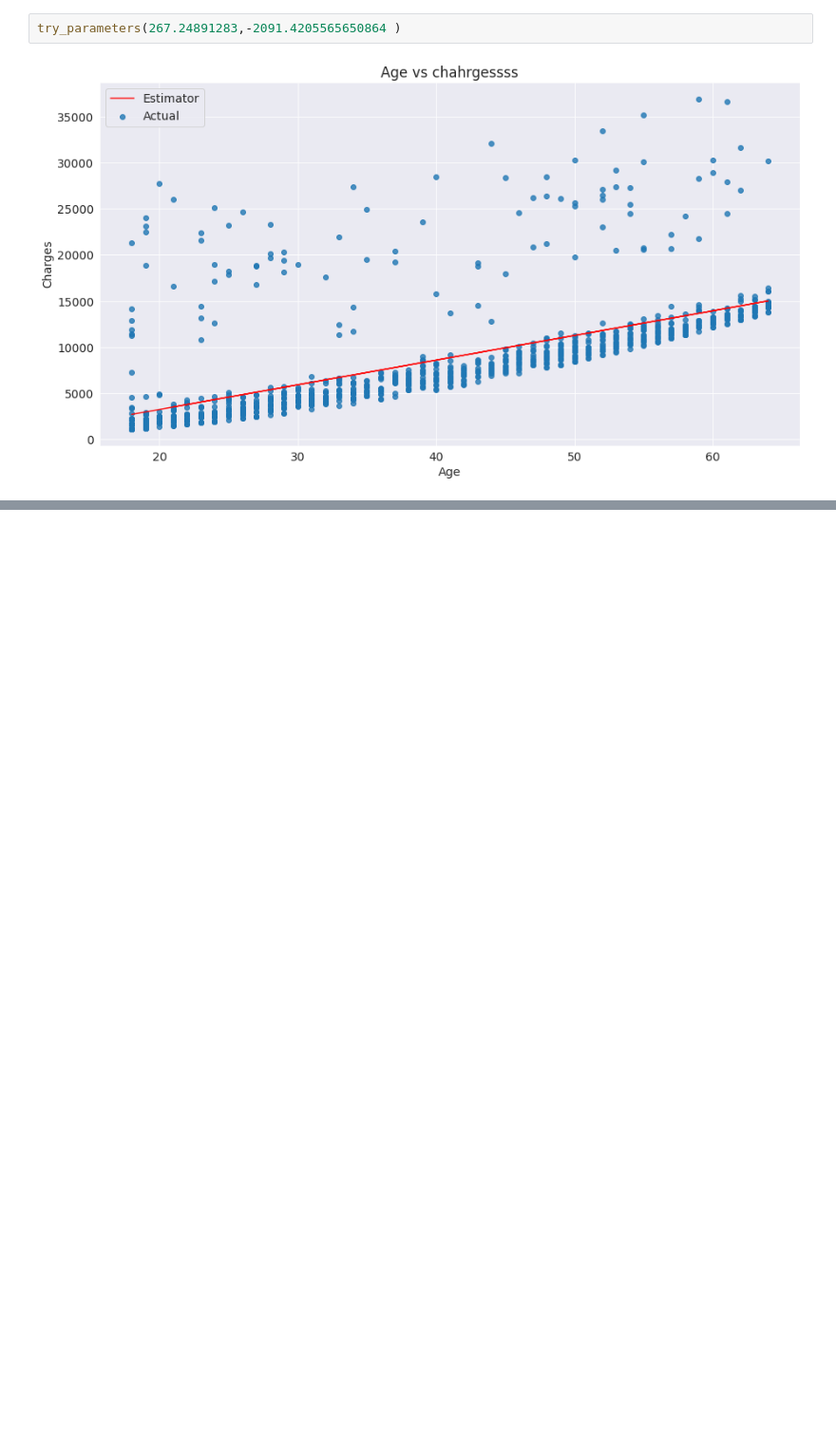
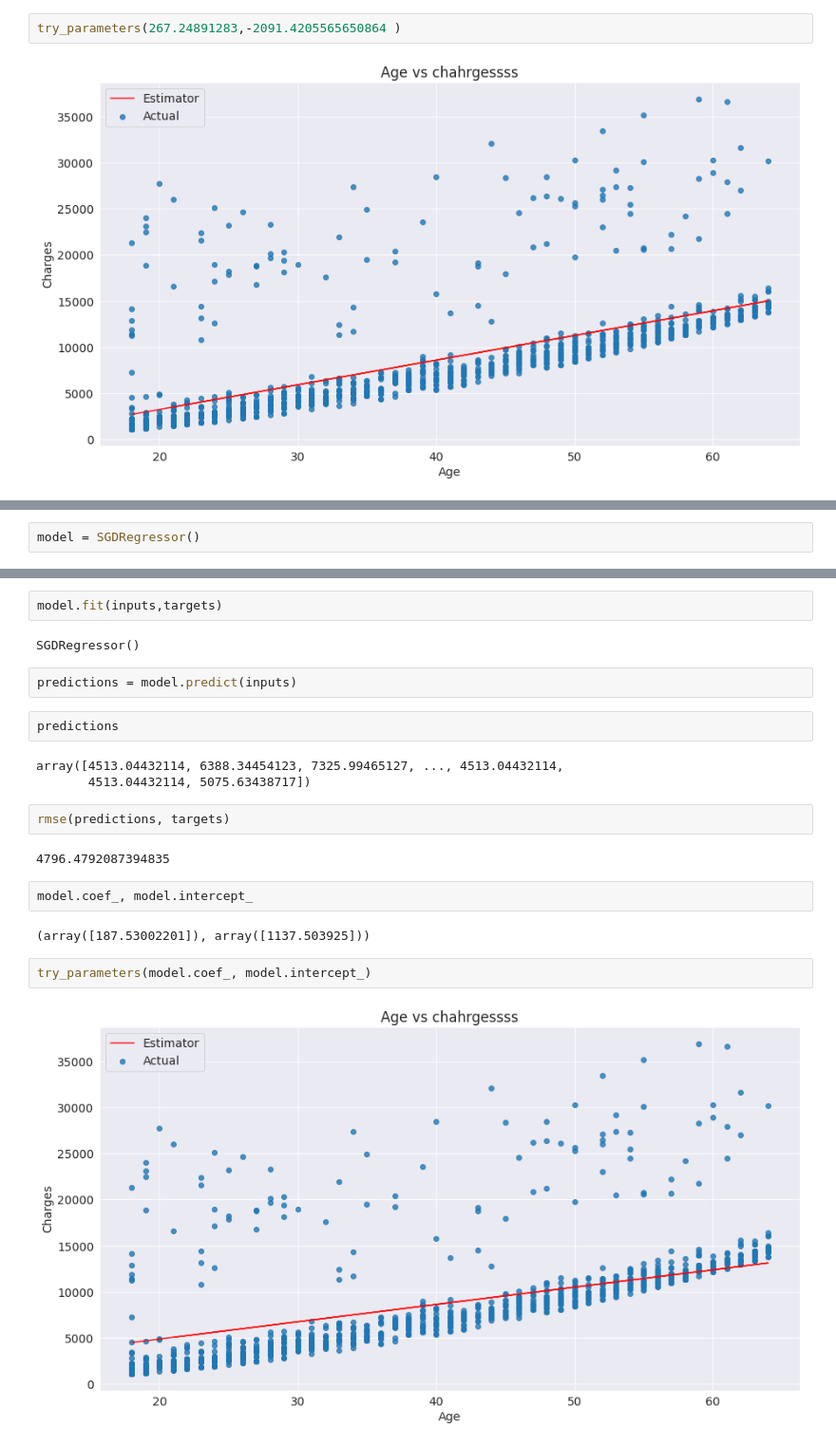
Before and after one commit to imshiv-10/ML-SkLearn, a Jupyter notebook: ML_SkLearn.ipynb, the cells around one changed output, grey strips where cells are left out. Shown at 95% size. Drawn from its saved outputs; the diff is of its cells as text; blank space fills up the shorter version.

```diff
--- a/ML_SkLearn.ipynb
+++ b/ML_SkLearn.ipynb
@@ -561,0 +564,2 @@ try_parameters(267.24891283,-2091.4205565650864 )
+# %%
+model = SGDRegressor()
@@ -561,0 +597,23 @@ try_parameters(267.24891283,-2091.4205565650864 )
+# %%
+model.fit(inputs,targets)
+# %% [output]
+SGDRegressor()
+# %%
+predictions = model.predict(inputs)
+# %%
+predictions
+# %% [output]
+array([4513.04432114, 6388.34454123, 7325.99465127, ..., 4513.04432114,
+       4513.04432114, 5075.63438717])
+# %%
+rmse(predictions, targets)
+# %% [output]
+4796.4792087394835
+# %%
+model.coef_, model.intercept_
+# %% [output]
+(array([187.53002201]), array([1137.503925]))
+# %%
+try_parameters(model.coef_, model.intercept_)
+# %% [output]
+[figure, added]
```
Also changed, not shown: parts of 8 cells of this notebook.
